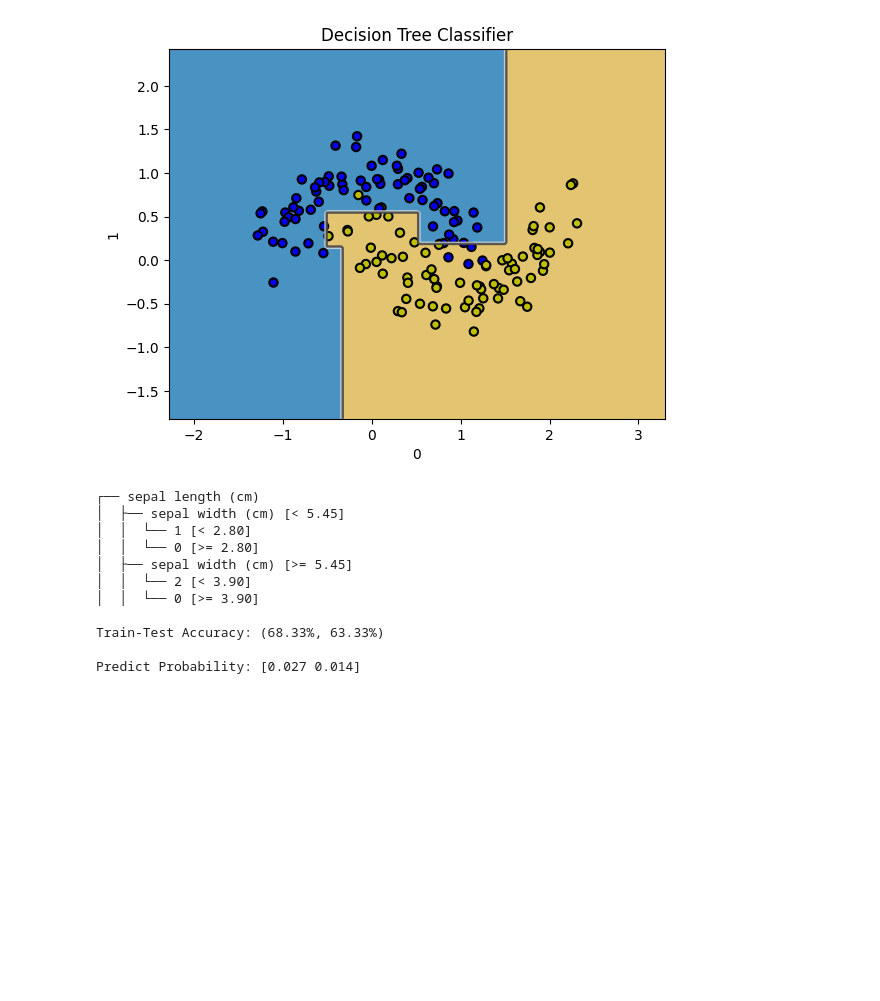
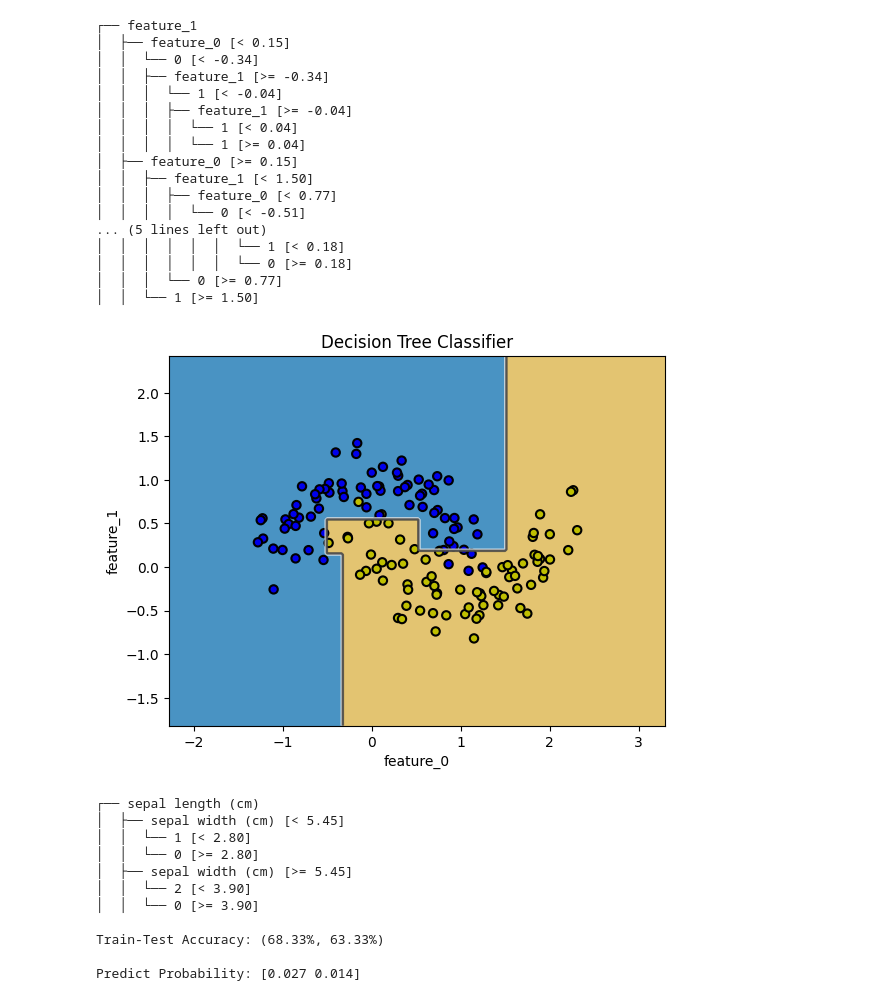
Before and after one commit to ben-my-to/mpitree, a Jupyter notebook: tree_clf_boundary.ipynb, the cells around one changed output. Saved outputs shown, nothing was run; the diff lists cells and outputs as text; code cells hidden in the pictures; blank space fills up the shorter version.

Commit message:
completed sktree decision tree classifier

```diff
--- a/tree_clf_boundary.ipynb
+++ b/tree_clf_boundary.ipynb
@@ -59,12 +59,30 @@ def plot_tree_clf_boundary(clf, X, y, /, *, feature_names=None):
 # %%
 from sklearn.datasets import make_moons
 
 X_moons, y_moons = make_moons(n_samples=150, noise=0.2, random_state=42)
 
 clf = DecisionTreeClassifier(criterion={"min_samples_split": 10}).fit(X_moons, y_moons)
-plot_tree_clf_boundary(clf, X_moons, y_moons, feature_names=["0", "1"])
+print(clf)
+plot_tree_clf_boundary(clf, X_moons, y_moons, feature_names=["feature_0", "feature_1"])
 # %% [output]
+┌── feature_1
+│  ├── feature_0 [< 0.15]
+│  │  └── 0 [< -0.34]
+│  │  ├── feature_1 [>= -0.34]
+│  │  │  └── 1 [< -0.04]
+│  │  │  ├── feature_1 [>= -0.04]
+│  │  │  │  └── 1 [< 0.04]
+│  │  │  │  └── 1 [>= 0.04]
+│  ├── feature_0 [>= 0.15]
+│  │  ├── feature_1 [< 1.50]
+│  │  │  ├── feature_0 [< 0.77]
+│  │  │  │  └── 0 [< -0.51]
+... (5 lines left out)
+│  │  │  │  │  │  └── 1 [< 0.18]
+│  │  │  │  │  │  └── 0 [>= 0.18]
+│  │  │  └── 0 [>= 0.77]
+│  │  └── 1 [>= 1.50]
-[figure, old version]
+[figure, new version]
 # %%
 iris = load_iris(as_frame=True)
 X_train, X_test, y_train, y_test = train_test_split(
```
Also changed, not shown: parts of 1 cell of this notebook, 7 other files.
